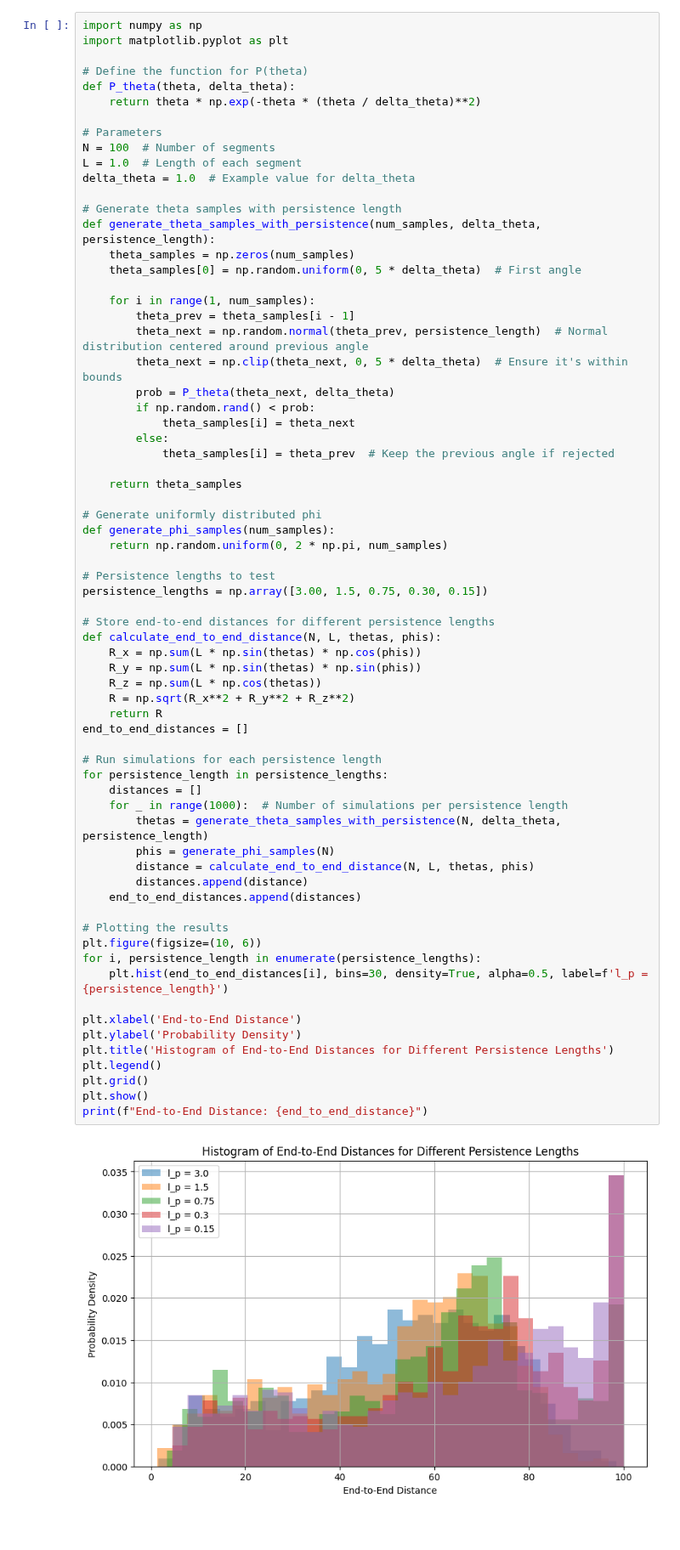
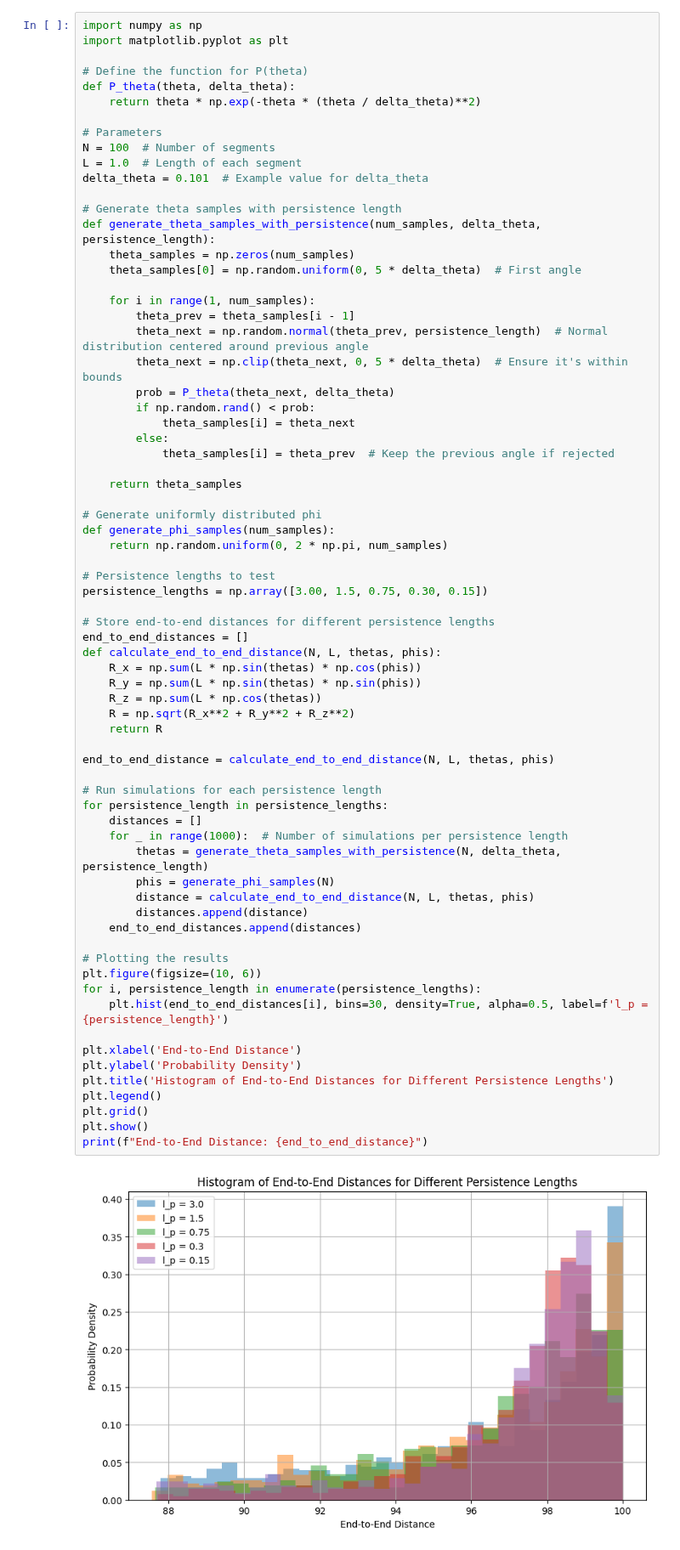
Before and after one commit to B-hub-hue/Python.exam_polymer, a Jupyter notebook: Python_exam_py.ipynb, the cells around one changed output. Shown at 85% size. Saved outputs shown, nothing was run; the diff lists cells and outputs as text; blank space fills up the shorter version.

```diff
--- a/Python_exam_py.ipynb
+++ b/Python_exam_py.ipynb
@@ -52,7 +52,7 @@ def P_theta(theta, delta_theta):
 # Parameters
 N = 100  # Number of segments
 L = 1.0  # Length of each segment
-delta_theta = 1.0  # Example value for delta_theta
+delta_theta = 0.101  # Example value for delta_theta
 
 # Generate theta samples with persistence length
 def generate_theta_samples_with_persistence(num_samples, delta_theta, persistence_length):
@@ -79,35 +79,37 @@ def generate_phi_samples(num_samples):
 persistence_lengths = np.array([3.00, 1.5, 0.75, 0.30, 0.15])
 
 # Store end-to-end distances for different persistence lengths
+end_to_end_distances = []
 def calculate_end_to_end_distance(N, L, thetas, phis):
     R_x = np.sum(L * np.sin(thetas) * np.cos(phis))
     R_y = np.sum(L * np.sin(thetas) * np.sin(phis))
     R_z = np.sum(L * np.cos(thetas))
     R = np.sqrt(R_x**2 + R_y**2 + R_z**2)
     return R
-end_to_end_distances = []
+
+end_to_end_distance = calculate_end_to_end_distance(N, L, thetas, phis)
 
 # Run simulations for each persistence length
 for persistence_length in persistence_lengths:
     distances = []
     for _ in range(1000):  # Number of simulations per persistence length
         thetas = generate_theta_samples_with_persistence(N, delta_theta, persistence_length)
         phis = generate_phi_samples(N)
         distance = calculate_end_to_end_distance(N, L, thetas, phis)
         distances.append(distance)
     end_to_end_distances.append(distances)
 
 # Plotting the results
 plt.figure(figsize=(10, 6))
 for i, persistence_length in enumerate(persistence_lengths):
     plt.hist(end_to_end_distances[i], bins=30, density=True, alpha=0.5, label=f'l_p = {persistence_length}')
 
 plt.xlabel('End-to-End Distance')
 plt.ylabel('Probability Density')
 plt.title('Histogram of End-to-End Distances for Different Persistence Lengths')
 plt.legend()
 plt.grid()
 plt.show()
 print(f"End-to-End Distance: {end_to_end_distance}")
 # %% [output]
-[figure, old version]
+[figure, new version]
```
Also changed, not shown: parts of 1 cell of this notebook.
